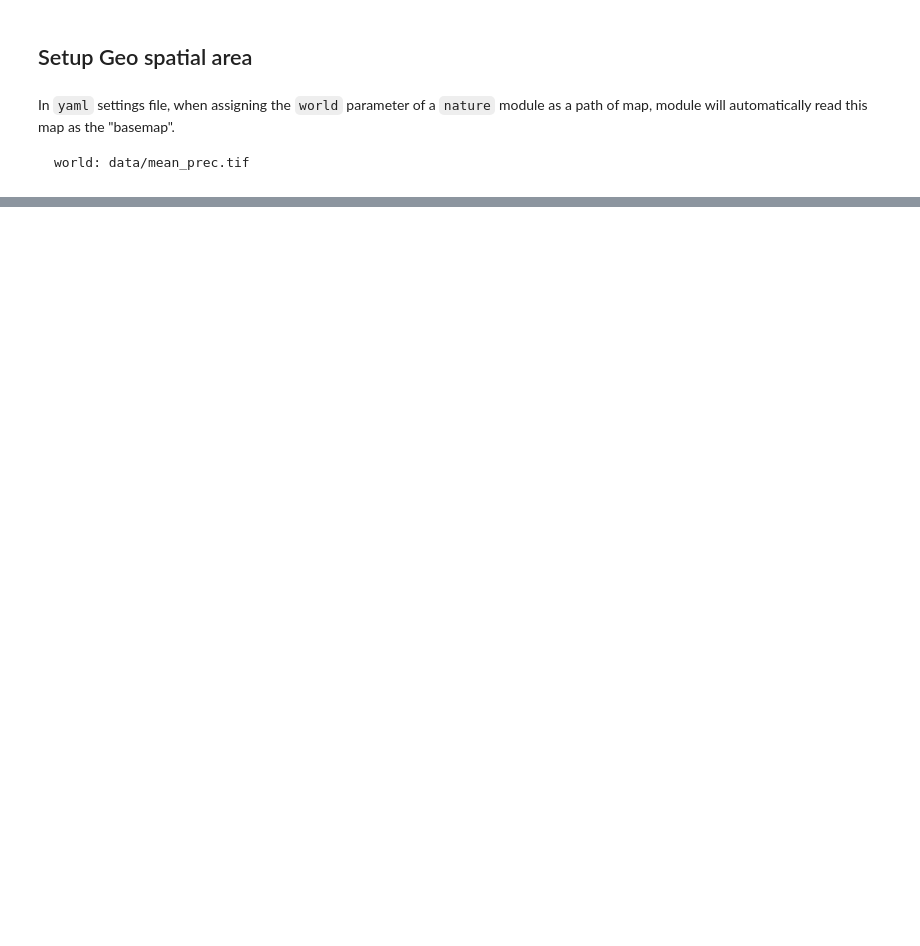
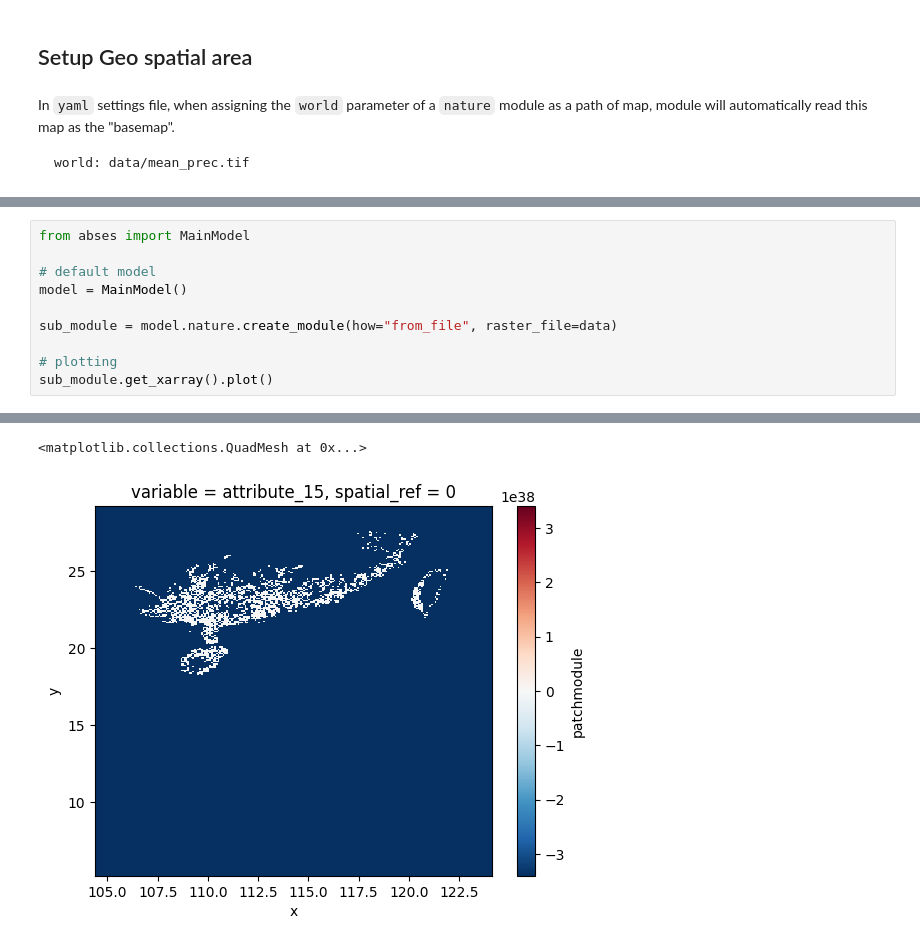
Before and after one commit to SongshGeoLab/ABSESpy, a Jupyter notebook: docs/tutorial/advanced/geodata.ipynb, the cells around one changed output, grey strips where cells are left out. Drawn from its saved outputs; the diff is of its cells as text; blank space fills up the shorter version.

```diff
--- a/docs/tutorial/advanced/geodata.ipynb
+++ b/docs/tutorial/advanced/geodata.ipynb
@@ -82,0 +38,11 @@ The following user guide shows more examples of `Patch` object manipulations.
+# %%
+from abses import MainModel
+
+# default model
+model = MainModel()
+
+sub_module = model.nature.create_module(how="from_file", raster_file=data)
+
+# plotting
+sub_module.get_xarray().plot()
+# %% [output]
@@ -82,0 +51,2 @@ The following user guide shows more examples of `Patch` object manipulations.
+<matplotlib.collections.QuadMesh at 0x...>
+[figure, added]
```
Also changed, not shown: parts of 15 cells of this notebook, 3 other files.
